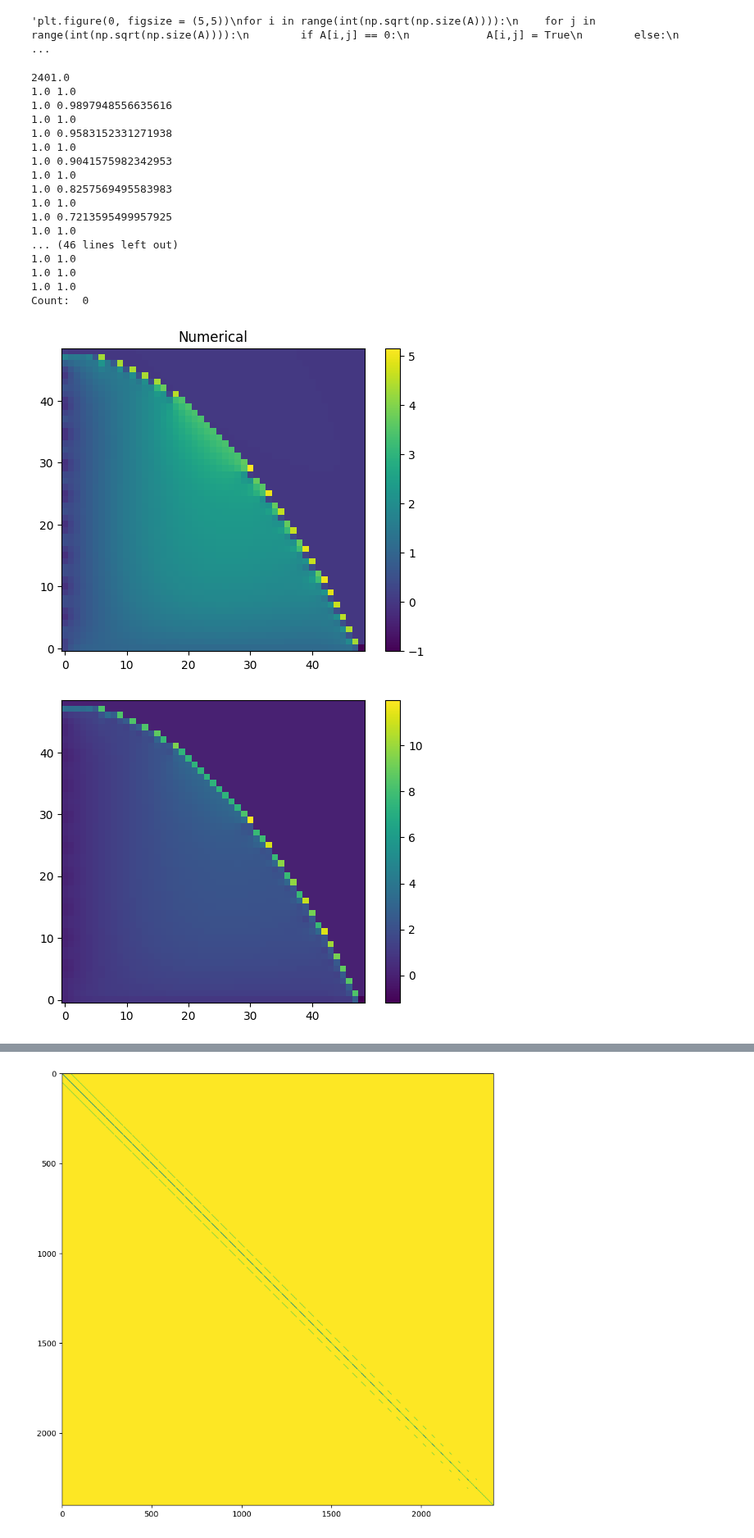
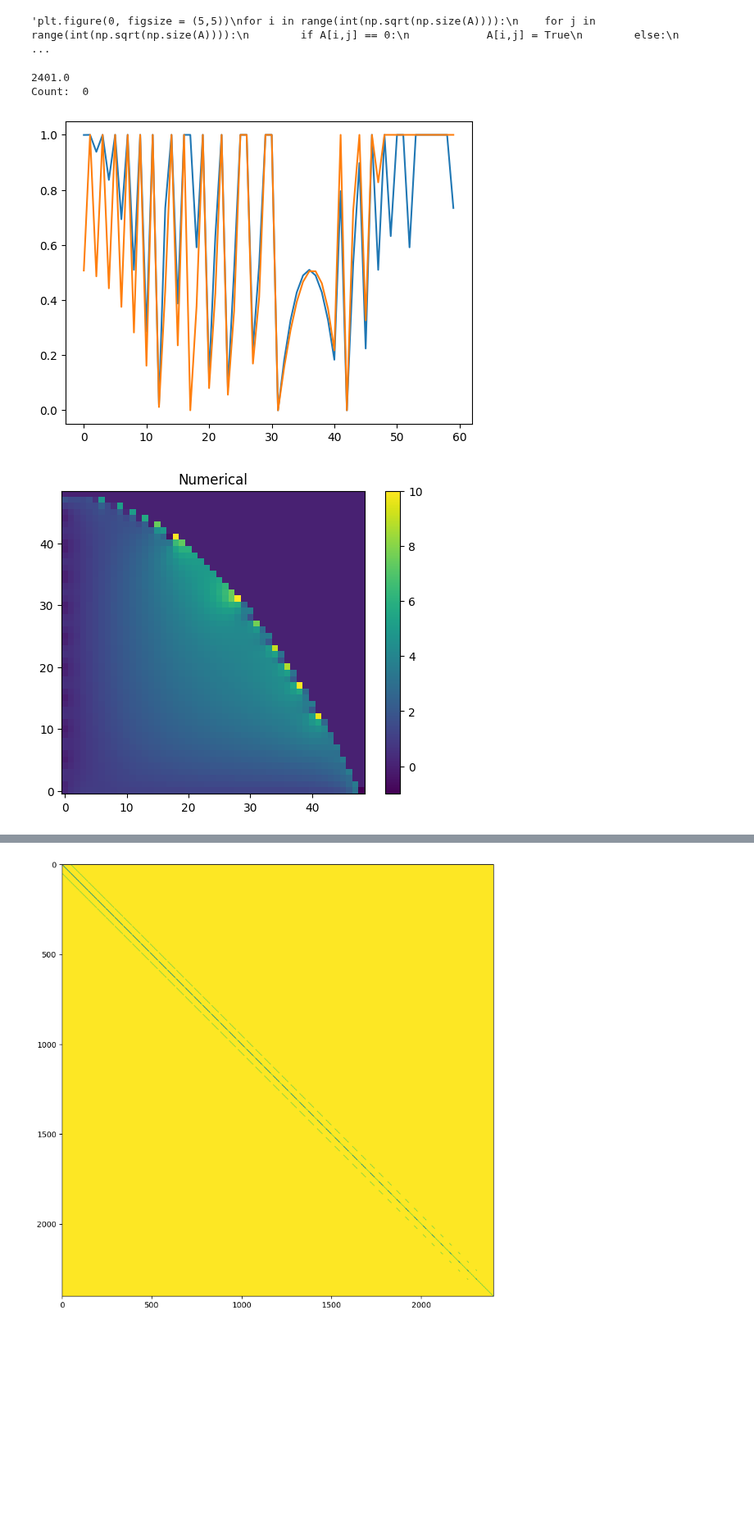
Before and after one commit to aledha/TMA4212-NumDiffDiff, a Jupyter notebook: Project 1/OleScribbles copy.ipynb, the cells around one changed output, grey strips where cells are left out. Shown at 82% size. Cells and saved outputs as stored; diff of their text form; code cells hidden in the pictures; blank space fills up the shorter version.

```diff
--- a/Project 1/OleScribbles copy.ipynb
+++ b/Project 1/OleScribbles copy.ipynb
@@ -9,7 +9,7 @@ def im(grid, title = '', origin = 'lower'):
     plt.show()
 # %%
 def get_etaxi(M):
-    h = 1/(M)
+    h = 1/(M+1)
     x = np.linspace(0, 1, M+1)
     y = np.linspace(0, 1, M+1)
     xx, yy = np.meshgrid(x, y)
@@ -26,6 +26,7 @@ def get_etaxi(M):
 M = 50
 e, x = get_etaxi(M)
 im(e.reshape((M-1,M-1)))
+im(x.reshape((M-1,M-1)))
 print(np.linspace(0,2, 5))
 # %% [output]
 [figure]
@@ -163,22 +165,29 @@ def equation_fixer(A, g2, domain_vec, M, b_function, fvec):
     h = 1/(M)
     count = 0
     etas, xis = get_etaxi(M)
+    usedetas = []
+    usedxis = []
+    indexes_used = np.zeros((M-1)**2)
     if np.size(A) != len(domain_vec)**4:
         print("np.size(A) != len(domain_vec)**4")
     if np.size(A) != len(g2)**2:
         print("np.size(A) != len(g2)**2")
-    for i in range(len(domain_vec)**2):
+    for i in range(len(domain_vec)**2-1):
         if A[i,i] != 1:     # outside of domain
             if A[i,i+1] == 0 or A[i, i+len(domain_vec)] == 0: # if east or north is removed
+                indexes_used[i] = 1
                 x_p = (i%len(domain_vec)+1)*h
                 y_p = (i//len(domain_vec)+1)*h
-                eta = etas[i]
-                xsi = xis[i]
-                print(eta, xsi)
-                if np.isclose(eta,0) and np.isclose(xsi,0):     # point is (close to) exactly on boundary
-                    g2[i] = -b_function(x_p, y_p)            # ! +-
+                eta = etas[i+1]
+                xsi = xis[i+1]
+                usedetas.append(eta)
+                usedxis.append(xsi)
+                if eta == 1 and xsi == 1:
+                    pass
+                if np.isclose(eta,0) or np.isclose(xsi,0):     # point is (close to) exactly on boundary
+                    g2[i] = b_function(x_p, y_p)            # ! +-
                     fvec[i] = 0
-                    A[(i*(len(domain_vec))+domain_vec[i]):(i+1)*(len(domain_vec)), :] = 0
+                    A[i, :] = 0
                     A[i,i] = 1
                 else:
                     A[i,i] = -(-2/xsi - 2/eta)
@@ -204,7 +213,7 @@ def equation_fixer(A, g2, domain_vec, M, b_function, fvec):
                             #print("eta h = ", eta*h)
 
     print("Count: ", count)
-    return A, g2
+    return A, g2, [usedetas,usedxis], indexes_used
 
 
 
@@ -264,9 +273,6 @@ def hyper_bndry_func(x,y):
 
 C = ndiag([1,-4,1], [-1,0,1], (M-1))
 B = 1 * np.eye(M-1)
-
-
-
 
 def u_exact(x, y):
     return np.sin(np.pi * x) * np.cos(np.pi * y)
@@ -278,53 +284,39 @@ def f(x, y):
 
 def f(x, y):
     return np.pi**2 * ((a+2) * np.sin(np.pi * x) * np.cos(np.pi * y) + 2 * np.cos(np.pi * x) * np.sin(np.pi * y))
 
 
 x = np.linspace(0, 1, M+1)
 y = np.linspace(0, 1, M+1)
 xx, yy = np.meshgrid(x, y)
 fmat = f(xx, yy)[1:-1, 1:-1]
 fvec = fmat.flatten()
 U_exact = u_exact(xx, yy)
 b = U_exact[0, :]
 t = U_exact[-1, :]
 l = U_exact[:, 0]
 r = U_exact[:, -1]
 boundaries = [l,t,r,b]
 
-
-
-
 omega = domain2(bool_domain_gen(M-1))
 
 hyper_funtion = hyper_f_fixer(fvec, omega)
 
 A = triblock_mod(C, B, M, omega)
 
-A, g2 = equation_fixer(A, g2, omega, M, hyper_bndry_func, hyper_funtion)
-
+A, g2, used, indexes_used = equation_fixer(A, g2, omega, M, hyper_bndry_func, hyper_funtion)
+G = g2.reshape((M-1,M-1))
 U_vec = np.linalg.solve(A, -g2 - hyper_funtion*h**2)
 U = U_vec.reshape((M-1, M-1))
-
+plt.plot(used[0])
+plt.plot(used[1])
+plt.show()
 im(U, 'Numerical')
 im(U  -1/5 * g2.reshape((M-1,M-1)))
+G[G != 0] = 1
+im(indexes_used.reshape((M-1,M-1)) + G)
 # %% [output]
 2401.0
-1.0 1.0
-1.0 0.9897948556635616
-1.0 1.0
-1.0 0.9583152331271938
-1.0 1.0
-1.0 0.9041575982342953
-1.0 1.0
-1.0 0.8257569495583983
-1.0 1.0
-1.0 0.7213595499957925
-1.0 1.0
-... (46 lines left out)
-1.0 1.0
-1.0 1.0
-1.0 1.0
 Count:  0
-[figure, old version]
+[figure, new version]
-[figure, old version]
+[figure, new version]
```
Also changed, not shown: parts of 2 cells of this notebook.
